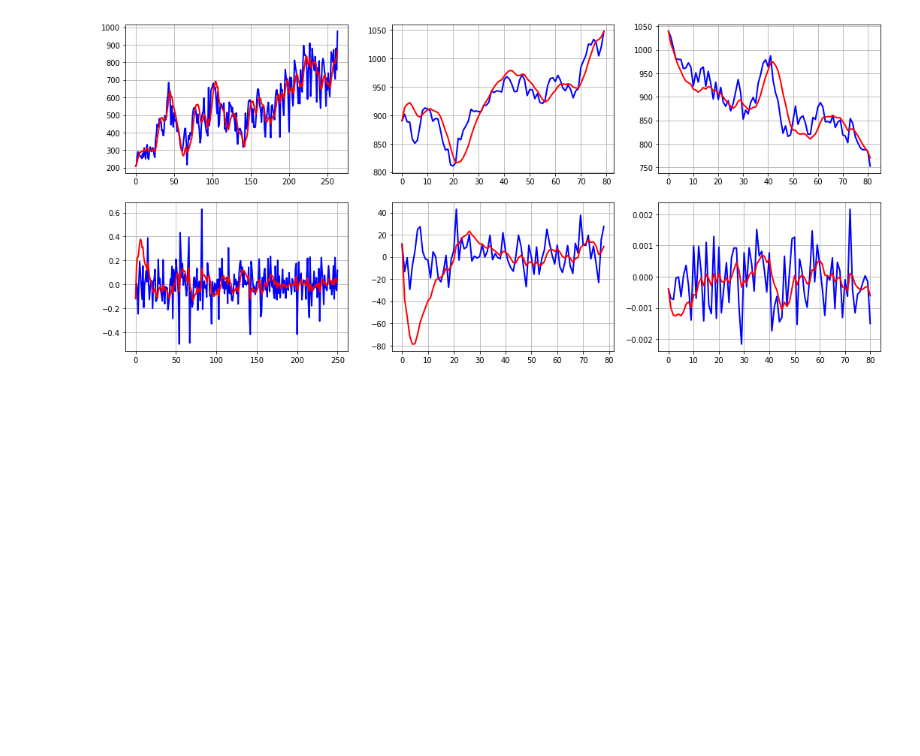
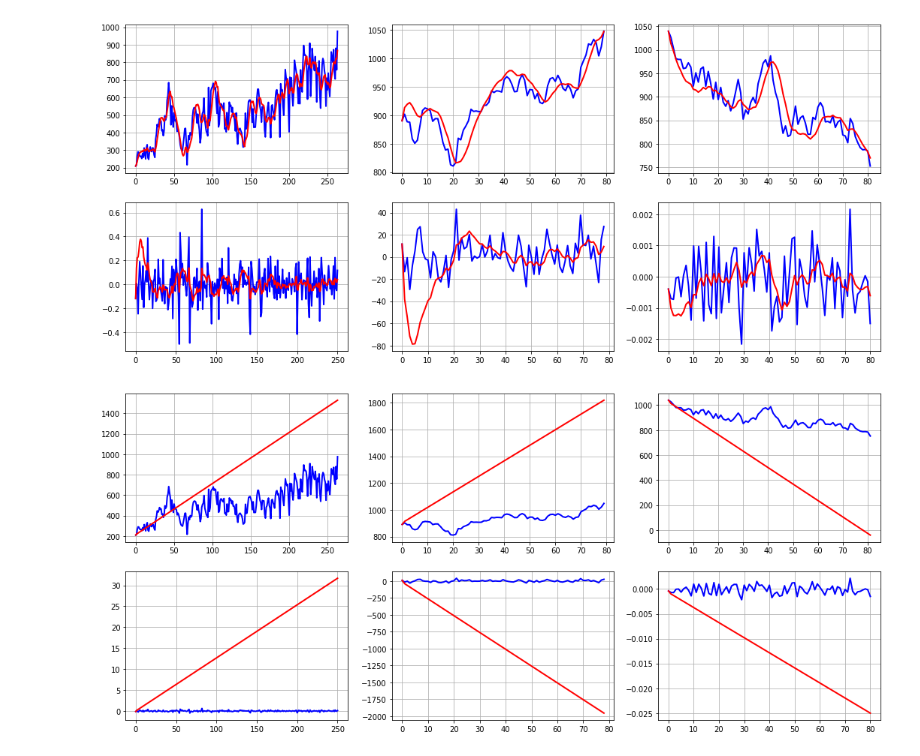
Before and after one commit to MirAlexey/netology-ds, a Jupyter notebook: HW_23/DS_HW_№23.ipynb, the cells around one changed output. Saved outputs shown, nothing was run; the diff lists cells and outputs as text; code cells hidden in the pictures; blank space fills up the shorter version.

```diff
--- a/HW_23/DS_HW_№23.ipynb
+++ b/HW_23/DS_HW_№23.ipynb
@@ -151,0 +188,16 @@ tsplot([[registration_raw,registration_dema_raw],
+# %%
+registration_de_raw = fun_de(registration_raw, 200)
+dowjones_de_1_raw = fun_de(dowjones_raw_1, 60)
+dowjones_de_2_raw = fun_de(dowjones_raw_2, 60)
+registration_de_stat = fun_de(registration_stat, 200)
+dowjones_de_1_stat = fun_de(dowjones_stat_1, 60)
+dowjones_de_2_stat = fun_de(dowjones_stat_2, 60)
+# %%
+tsplot([[registration_raw,registration_de_raw],
+        [dowjones_raw_1,dowjones_de_1_raw],
+        [dowjones_raw_2,dowjones_de_2_raw],
+        [registration_stat,registration_de_stat],
+        [dowjones_stat_1,dowjones_de_1_stat],
+        [dowjones_stat_2,dowjones_de_2_stat]])
+# %% [output]
+[figure, added]
```
Also changed, not shown: parts of 7 cells of this notebook.
